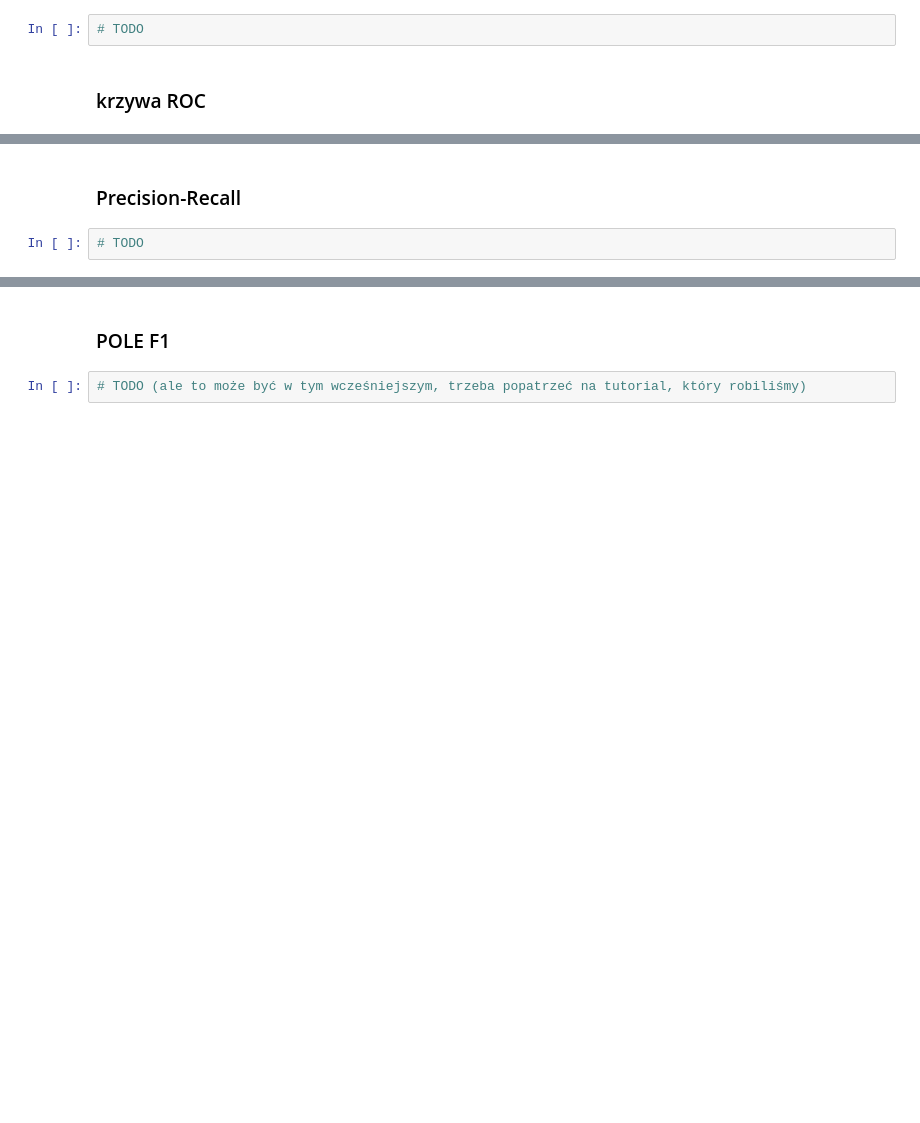
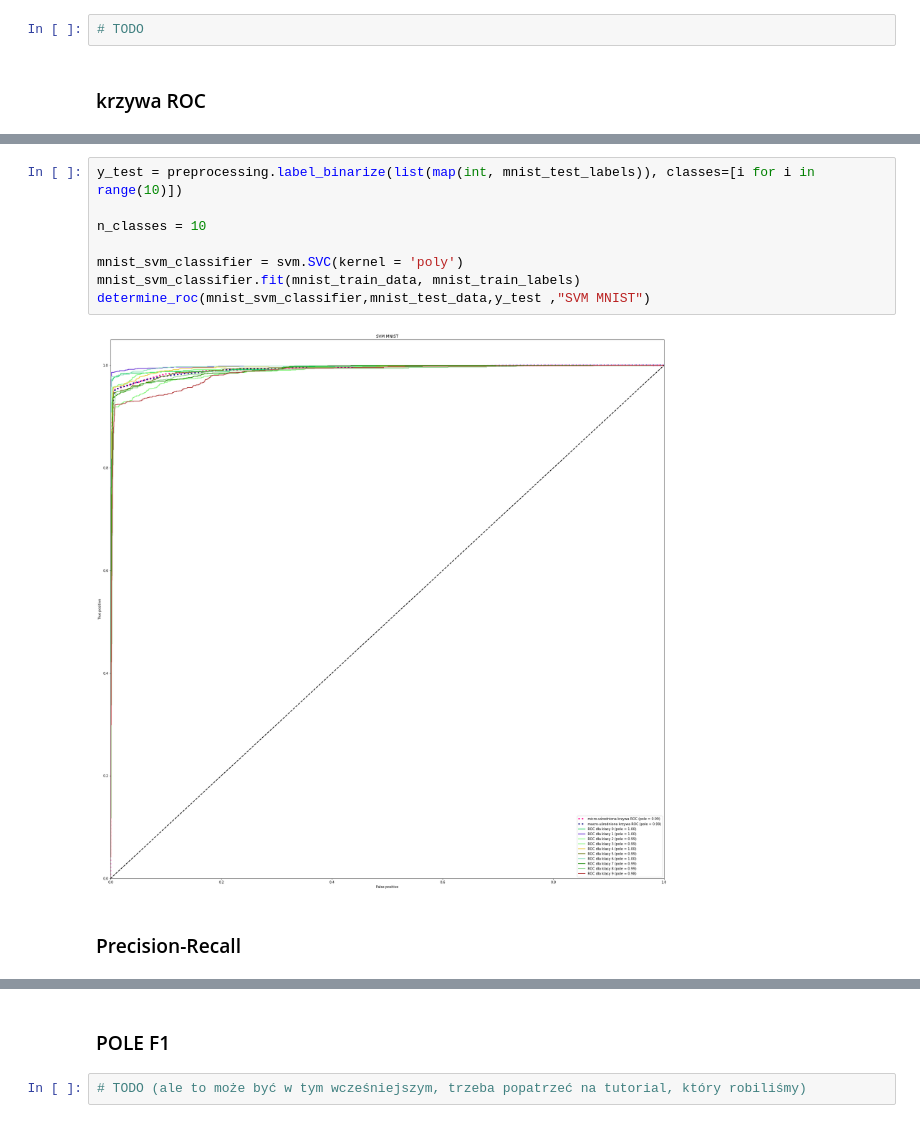
Before and after one commit to wiktor145/ml-project, a Jupyter notebook: Project4.ipynb, the cells around one changed output, grey strips where cells are left out. Cells and saved outputs as stored; diff of their text form; blank space fills up the shorter version.

```diff
--- a/Project4.ipynb
+++ b/Project4.ipynb
@@ -403,4 +471,12 @@ Klasyfikator SUPERKNN bardzo szybko się uczy i osiąga dobre rezultaty.
+# %%
+y_test = preprocessing.label_binarize(list(map(int, mnist_test_labels)), classes=[i for i in range(10)])
+
+n_classes = 10
+
+mnist_svm_classifier = svm.SVC(kernel = 'poly')
+mnist_svm_classifier.fit(mnist_train_data, mnist_train_labels)
+determine_roc(mnist_svm_classifier,mnist_test_data,y_test ,"SVM MNIST")
+# %% [output]
+[figure, added]
 # %% [markdown]
 ### Precision-Recall
-# %%
-# TODO
```
Also changed, not shown: parts of 11 cells of this notebook.
